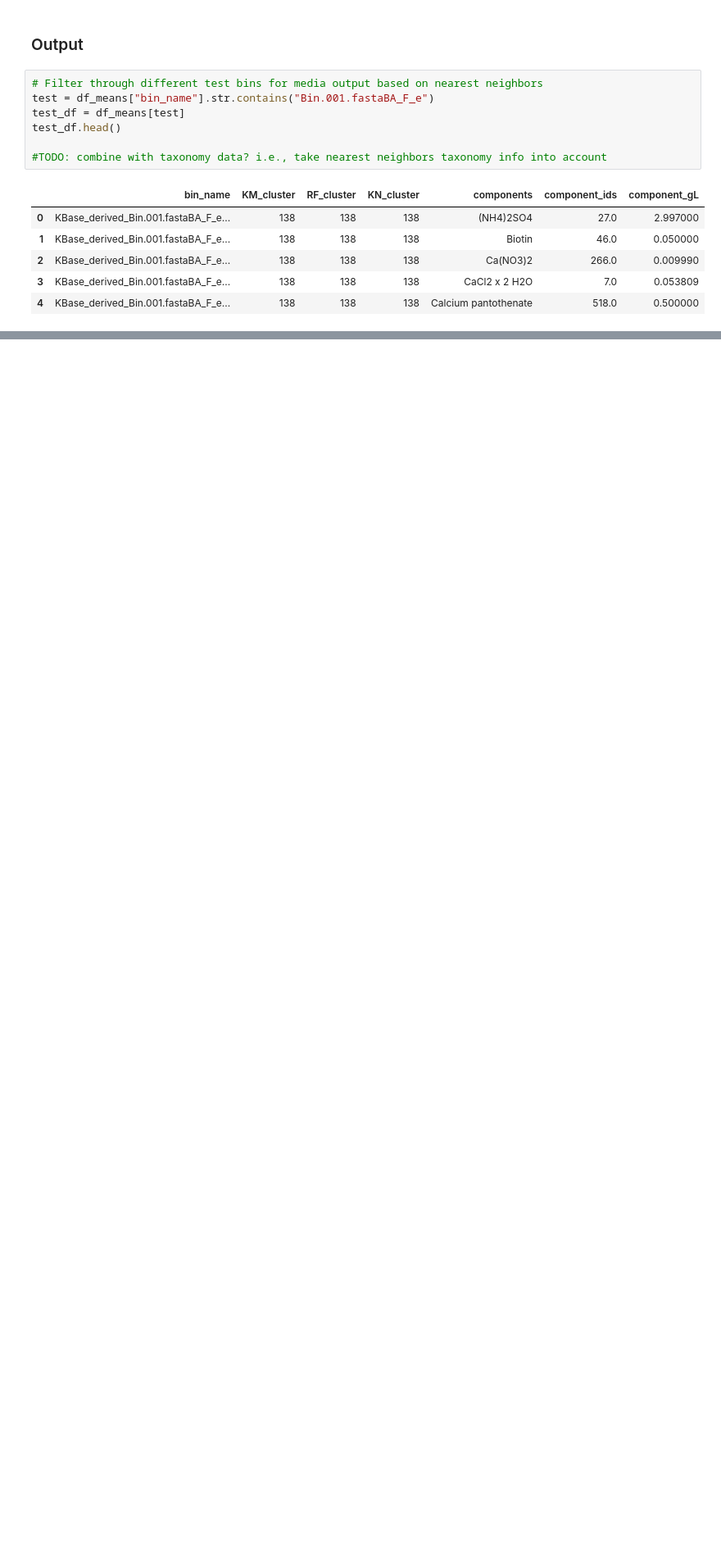
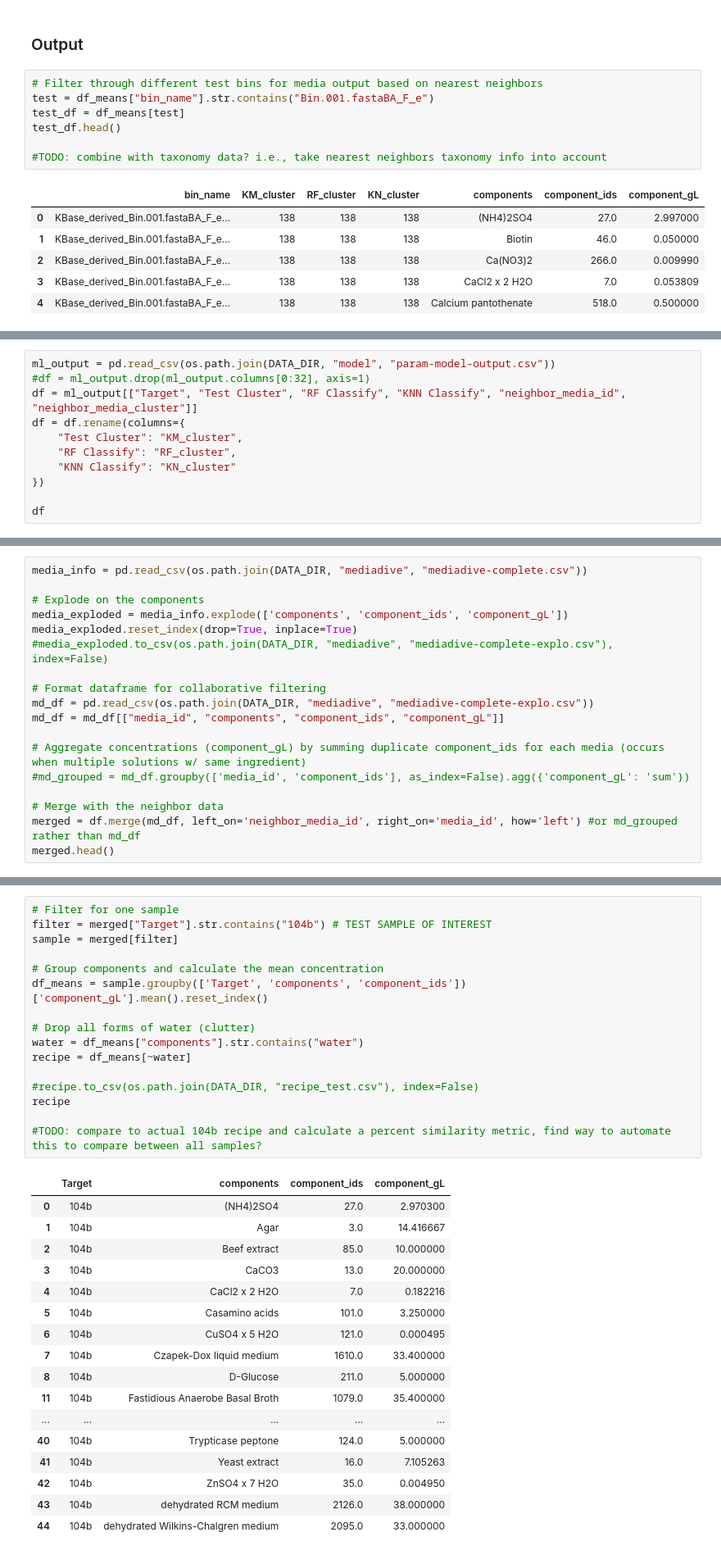
Before and after one commit to giovannellilab/media-prediction, a Jupyter notebook: notebooks/07-Concentration-Mapping.ipynb, the cells around one changed output, grey strips where cells are left out. Shown at 82% size. Drawn from its saved outputs; the diff is of its cells as text; blank space fills up the shorter version.

Commit message:
Add train_test_split case to method #3 of concenctration mapping

```diff
--- a/notebooks/07-Concentration-Mapping.ipynb
+++ b/notebooks/07-Concentration-Mapping.ipynb
@@ -416,0 +419,11 @@ test_df.head()
+# %%
+ml_output = pd.read_csv(os.path.join(DATA_DIR, "model", "param-model-output.csv"))
+#df = ml_output.drop(ml_output.columns[0:32], axis=1)
+df = ml_output[["Target", "Test Cluster", "RF Classify", "KNN Classify", "neighbor_media_id", "neighbor_media_cluster"]]
+df = df.rename(columns={
+    "Test Cluster": "KM_cluster",
+    "RF Classify": "RF_cluster",
+    "KNN Classify": "KN_cluster"
+})
+
+df
@@ -416,0 +444,18 @@ test_df.head()
+# %%
+media_info = pd.read_csv(os.path.join(DATA_DIR, "mediadive", "mediadive-complete.csv"))
+
+# Explode on the components
+media_exploded = media_info.explode(['components', 'component_ids', 'component_gL'])
+media_exploded.reset_index(drop=True, inplace=True)
+#media_exploded.to_csv(os.path.join(DATA_DIR, "mediadive", "mediadive-complete-explo.csv"), index=False)
+
+# Format dataframe for collaborative filtering
+md_df = pd.read_csv(os.path.join(DATA_DIR, "mediadive", "mediadive-complete-explo.csv"))
+md_df = md_df[["media_id", "components", "component_ids", "component_gL"]]
+
+# Aggregate concentrations (component_gL) by summing duplicate component_ids for each media (occurs when multiple solutions w/ same ingredient)
+#md_grouped = md_df.groupby(['media_id', 'component_ids'], as_index=False).agg({'component_gL': 'sum'})
+
+# Merge with the neighbor data
+merged = df.merge(md_df, left_on='neighbor_media_id', right_on='media_id', how='left') #or md_grouped rather than md_df
+merged.head()
@@ -416,0 +469,34 @@ test_df.head()
+# %%
+# Filter for one sample
+filter = merged["Target"].str.contains("104b") # TEST SAMPLE OF INTEREST
+sample = merged[filter]
+
+# Group components and calculate the mean concentration
+df_means = sample.groupby(['Target', 'components', 'component_ids'])['component_gL'].mean().reset_index()
+
+# Drop all forms of water (clutter)
+water = df_means["components"].str.contains("water")
+recipe = df_means[~water]
+
+#recipe.to_csv(os.path.join(DATA_DIR, "recipe_test.csv"), index=False)
+recipe
+
+#TODO: compare to actual 104b recipe and calculate a percent similarity metric, find way to automate this to compare between all samples?
+# %% [output]
+|  | Target | components | component_ids | component_gL |
+| 0 | 104b | (NH4)2SO4 | 27.0 | 2.970300 |
+| 1 | 104b | Agar | 3.0 | 14.416667 |
+| 2 | 104b | Beef extract | 85.0 | 10.000000 |
+| 3 | 104b | CaCO3 | 13.0 | 20.000000 |
+| 4 | 104b | CaCl2 x 2 H2O | 7.0 | 0.182216 |
+| 5 | 104b | Casamino acids | 101.0 | 3.250000 |
+| 6 | 104b | CuSO4 x 5 H2O | 121.0 | 0.000495 |
+| 7 | 104b | Czapek-Dox liquid medium | 1610.0 | 33.400000 |
+| 8 | 104b | D-Glucose | 211.0 | 5.000000 |
+| 11 | 104b | Fastidious Anaerobe Basal Broth | 1079.0 | 35.400000 |
+| ... | ... | ... | ... | ... |
+| 40 | 104b | Trypticase peptone | 124.0 | 5.000000 |
+| 41 | 104b | Yeast extract | 16.0 | 7.105263 |
+| 42 | 104b | ZnSO4 x 7 H2O | 35.0 | 0.004950 |
+| 43 | 104b | dehydrated RCM medium | 2126.0 | 38.000000 |
+| 44 | 104b | dehydrated Wilkins-Chalgren medium | 2095.0 | 33.000000 |
```
Also changed, not shown: parts of 3 cells of this notebook.
